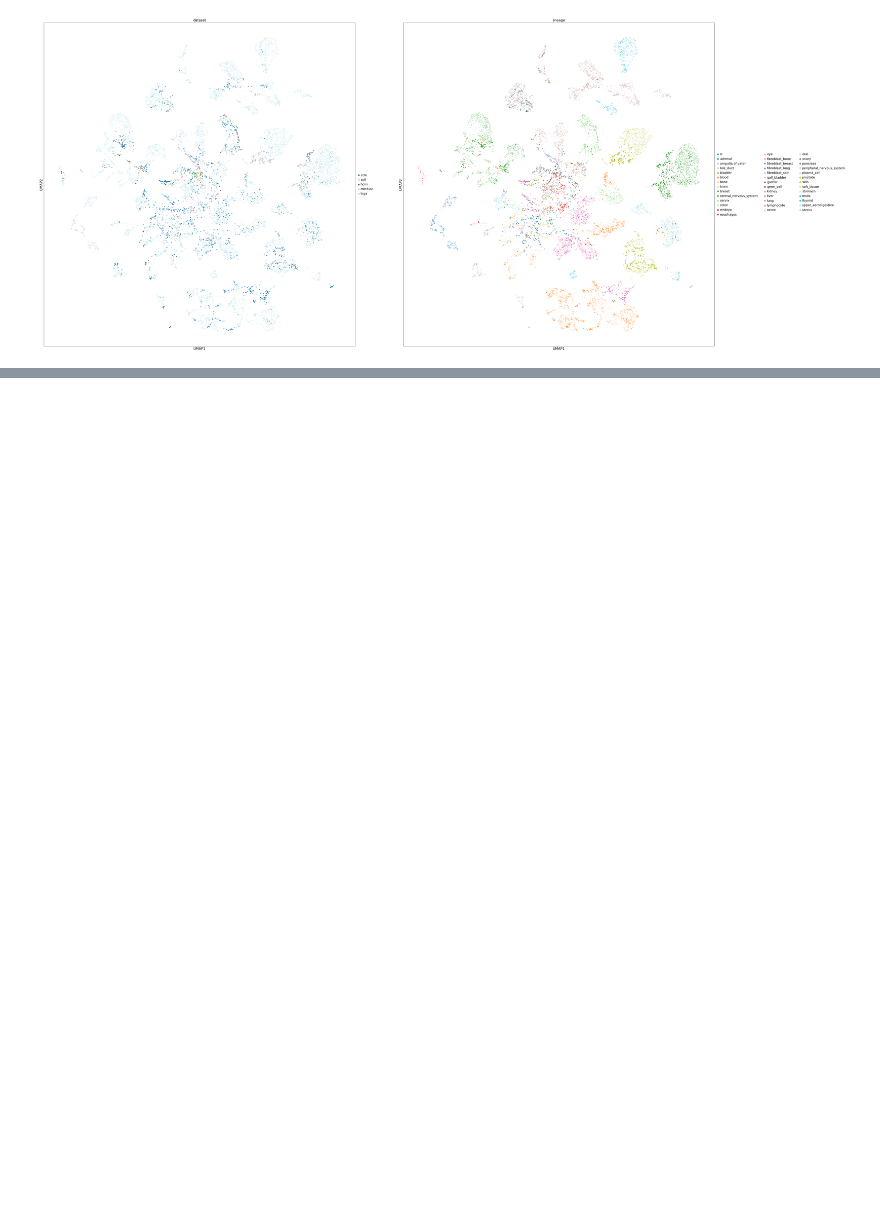
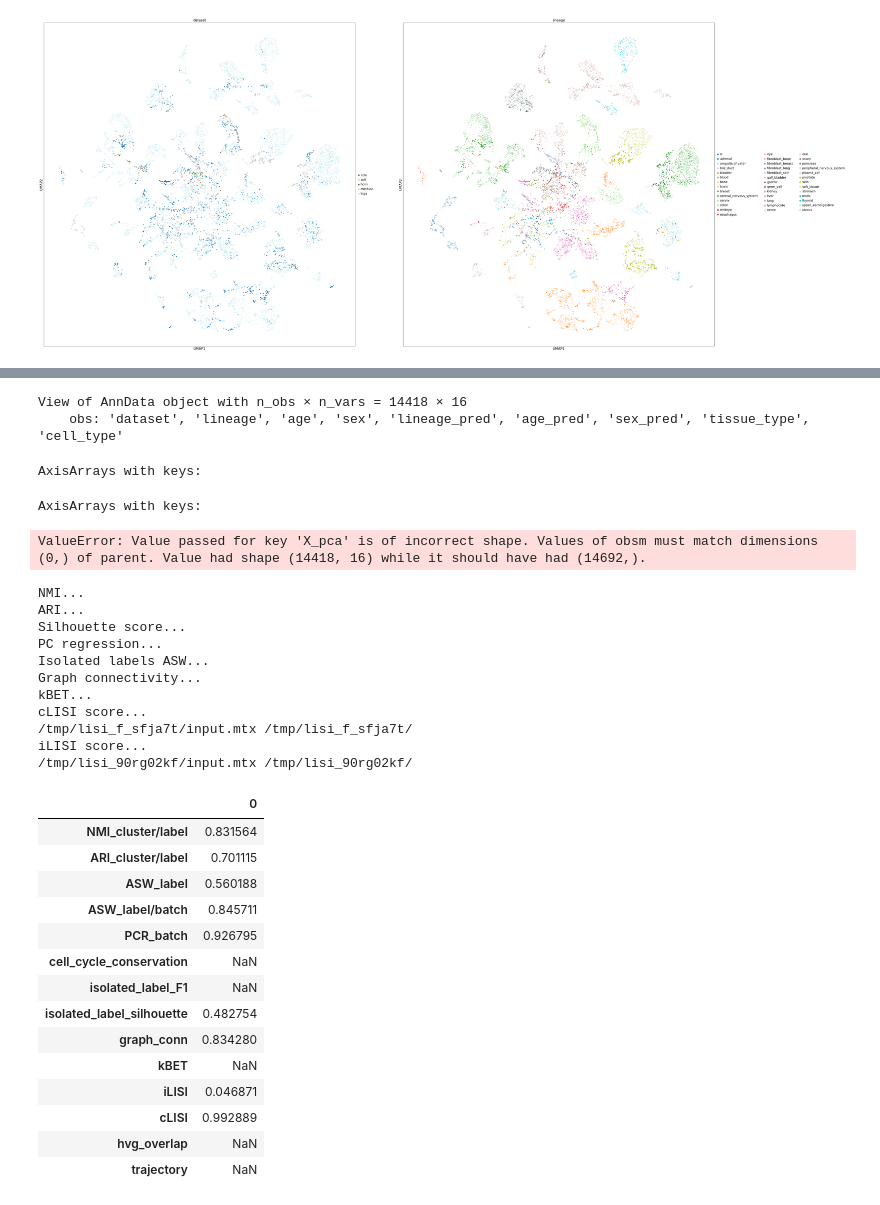
Before and after one commit to broadinstitute/celligner2, a Jupyter notebook: Celligner2-trial-3.ipynb, the cells around one changed output, grey strips where cells are left out. Saved outputs shown, nothing was run; the diff lists cells and outputs as text; code cells hidden in the pictures; blank space fills up the shorter version.

```diff
--- a/Celligner2-trial-3.ipynb
+++ b/Celligner2-trial-3.ipynb
@@ -457,0 +513,4 @@ set(dataset.obs.lineage)
+# %%
+dataset.obs.loc[set(adata_obs.index) & set(evaluator.adata_latent.obs.index),['tissue_type','cell_type']] = adata_obs.loc[set(adata_obs.index) & set(evaluator.adata_latent.obs.index), ['tissue_type','cell_type']]
+# %%
+loc = ~evaluator.adata_latent.obs.cell_type.isna()
@@ -458,2 +522,51 @@ set(dataset.obs.lineage)
+# %%
+evaluator.adata_latent[loc]
+# %% [output]
+View of AnnData object with n_obs × n_vars = 14418 × 16
+    obs: 'dataset', 'lineage', 'age', 'sex', 'lineage_pred', 'age_pred', 'sex_pred', 'tissue_type', 'cell_type'
+# %%
+evaluator.adata_latent.obsm
+# %% [output]
+AxisArrays with keys:
+# %%
+dataset.obsm.obs
+# %% [output]
+AxisArrays with keys:
+# %%
+dataset.obs.cell_type = dataset.obs.cell_type.astype('category')
+dataset.obs.tissue_type = dataset.obs.tissue_type.astype('category')
+evaluator.adata_latent.obs.cell_type = evaluator.adata_latent.obs.cell_type.astype('category')
+evaluator.adata_latent.obs.tissue_type = evaluator.adata_latent.obs.tissue_type.astype('category')
+# %%
+evaluator.adata_latent.obsm['X_pca'] = evaluator.adata_latent.X
+# %% [output]
+ValueError: Value passed for key 'X_pca' is of incorrect shape. Values of obsm must match dimensions (0,) of parent. Value had shape (14418, 16) while it should have had (14692,).
 # %%
-scib.metrics.metrics(dataset[dataset.obs.dataset.isin(['ccle', 'cclf', 'hcmi', 'tcga' 'met500'])], evaluator.adata_latent, batch_key="dataset", label_key='lineage', cell_cycle_=False, organism='human', trajectory_=False, isolated_labels_asw_=True, silhouette_=True, hvg_score_=False, graph_conn_=True, pcr_=True, isolated_labels_f1_=False, nmi_=True, ari_=True, kBET_=True, ilisi_=True, clisi_=True,)
+scib.metrics.metrics(dataset[evaluator.adata_latent[loc].obs.index], evaluator.adata_latent[loc], batch_key="cell_type", label_key='tissue_type', cell_cycle_=False, organism='human', trajectory_=False, isolated_labels_asw_=True, silhouette_=True, hvg_score_=False, graph_conn_=True, pcr_=True, isolated_labels_f1_=False, nmi_=True, ari_=True, kBET_=True, ilisi_=True, clisi_=True,)
+# %% [output]
+NMI...
+ARI...
+Silhouette score...
+PC regression...
+Isolated labels ASW...
+Graph connectivity...
+kBET...
+cLISI score...
+/tmp/lisi_f_sfja7t/input.mtx /tmp/lisi_f_sfja7t/
+iLISI score...
+/tmp/lisi_90rg02kf/input.mtx /tmp/lisi_90rg02kf/
+|  | 0 |
+| NMI_cluster/label | 0.831564 |
+| ARI_cluster/label | 0.701115 |
+| ASW_label | 0.560188 |
+| ASW_label/batch | 0.845711 |
+| PCR_batch | 0.926795 |
+| cell_cycle_conservation | NaN |
+| isolated_label_F1 | NaN |
+| isolated_label_silhouette | 0.482754 |
+| graph_conn | 0.834280 |
+| kBET | NaN |
+| iLISI | 0.046871 |
+| cLISI | 0.992889 |
+| hvg_overlap | NaN |
+| trajectory | NaN |
```
Also changed, not shown: parts of 30 cells of this notebook.
